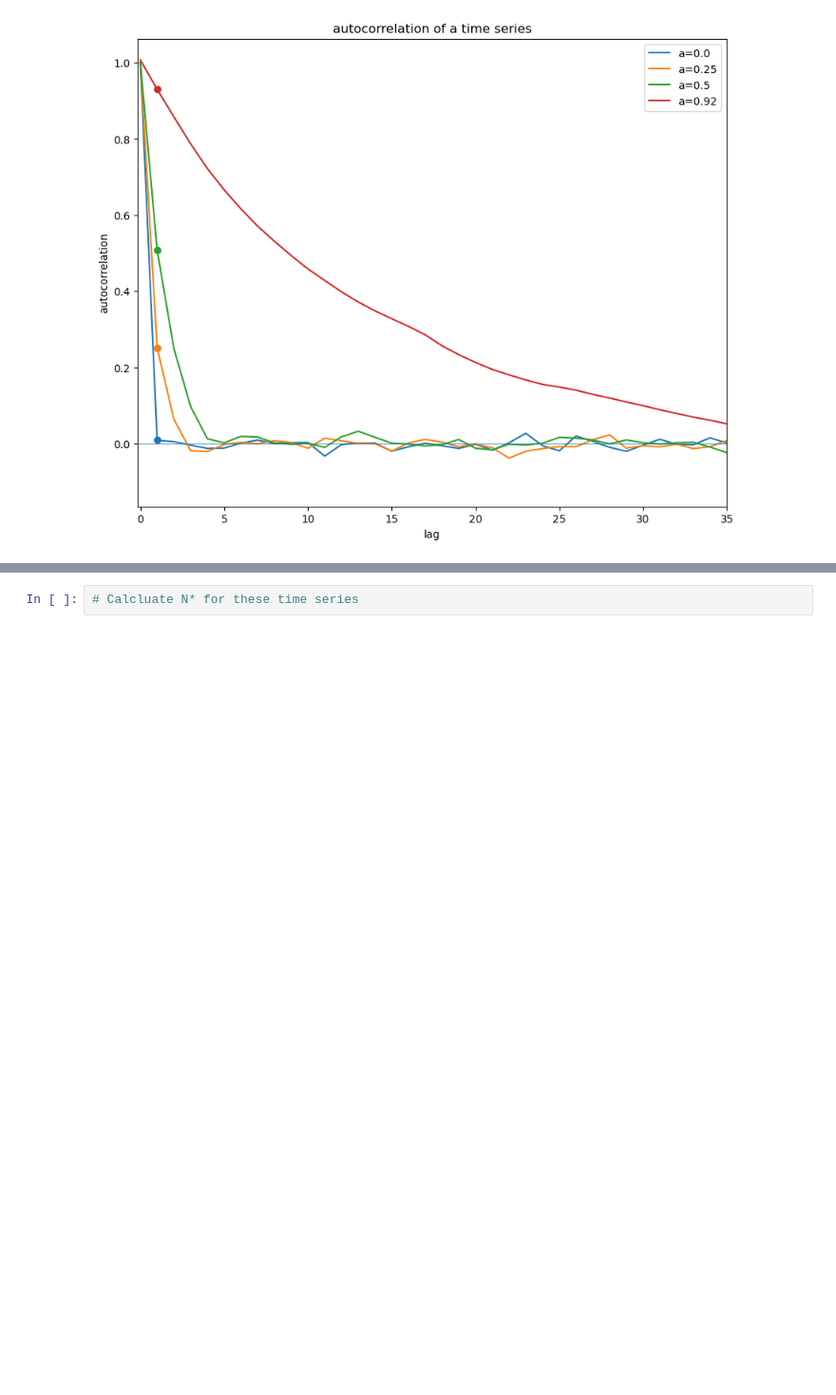
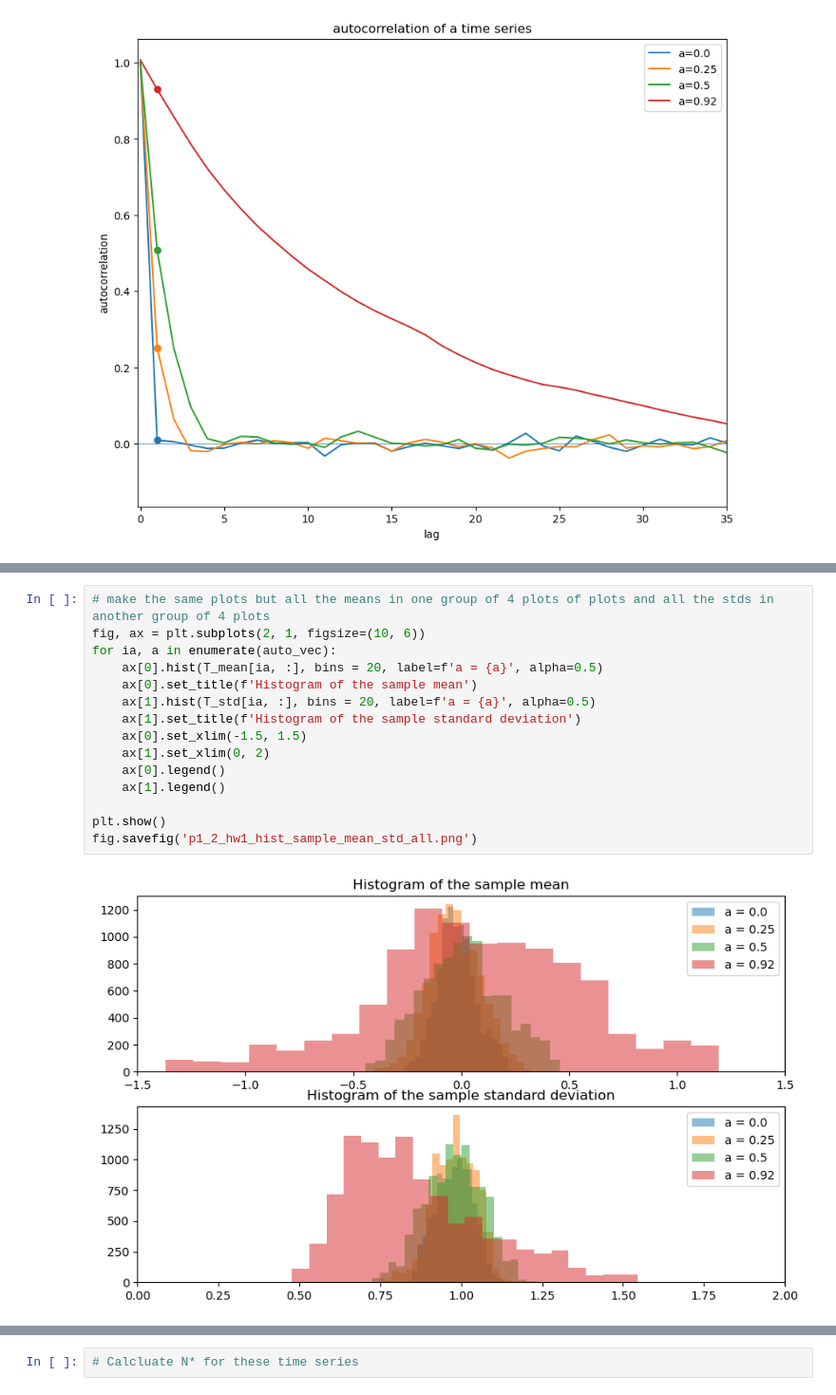
Before and after one commit to masoud-akbarzadeh/Objective_analysis_HW, a Jupyter notebook: hw3_Obj_A/hw3_pr1_obj_a.ipynb, the cells around one changed output, grey strips where cells are left out. Shown at 95% size. Saved outputs shown, nothing was run; the diff lists cells and outputs as text; blank space fills up the shorter version.

```diff
--- a/hw3_Obj_A/hw3_pr1_obj_a.ipynb
+++ b/hw3_Obj_A/hw3_pr1_obj_a.ipynb
@@ -141,0 +184,17 @@ for ia, a in enumerate(auto_vec):
+# %%
+# make the same plots but all the means in one group of 4 plots of plots and all the stds in another group of 4 plots
+fig, ax = plt.subplots(2, 1, figsize=(10, 6))
+for ia, a in enumerate(auto_vec):
+    ax[0].hist(T_mean[ia, :], bins = 20, label=f'a = {a}', alpha=0.5)
+    ax[0].set_title(f'Histogram of the sample mean')
+    ax[1].hist(T_std[ia, :], bins = 20, label=f'a = {a}', alpha=0.5)
+    ax[1].set_title(f'Histogram of the sample standard deviation')
+    ax[0].set_xlim(-1.5, 1.5)
+    ax[1].set_xlim(0, 2)
+    ax[0].legend()
+    ax[1].legend()
+
+plt.show()
+fig.savefig('p1_2_hw1_hist_sample_mean_std_all.png')
+# %% [output]
+[figure, added]
```
Also changed, not shown: parts of 10 cells of this notebook, 12 other files.
